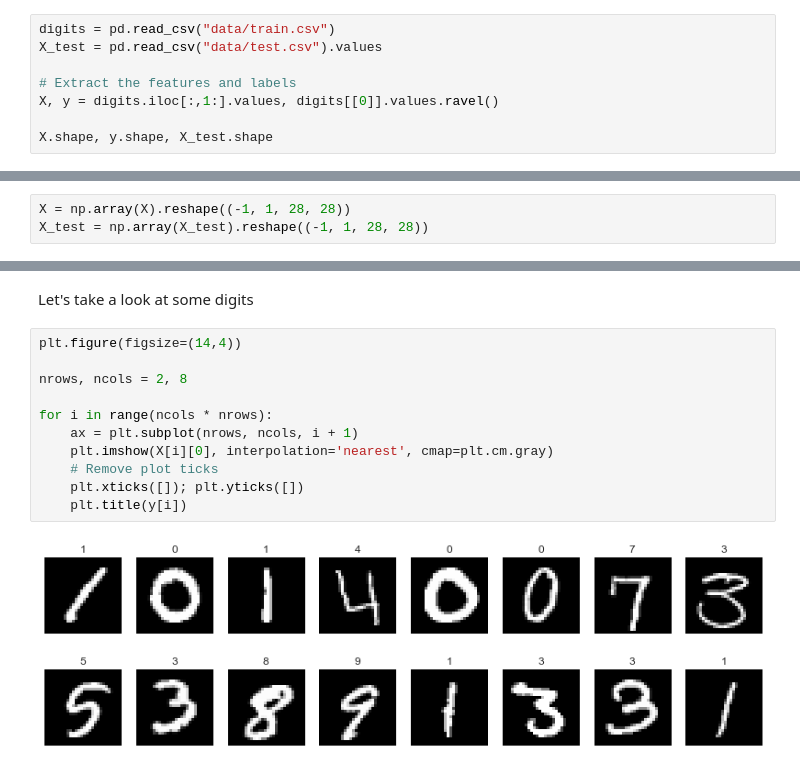
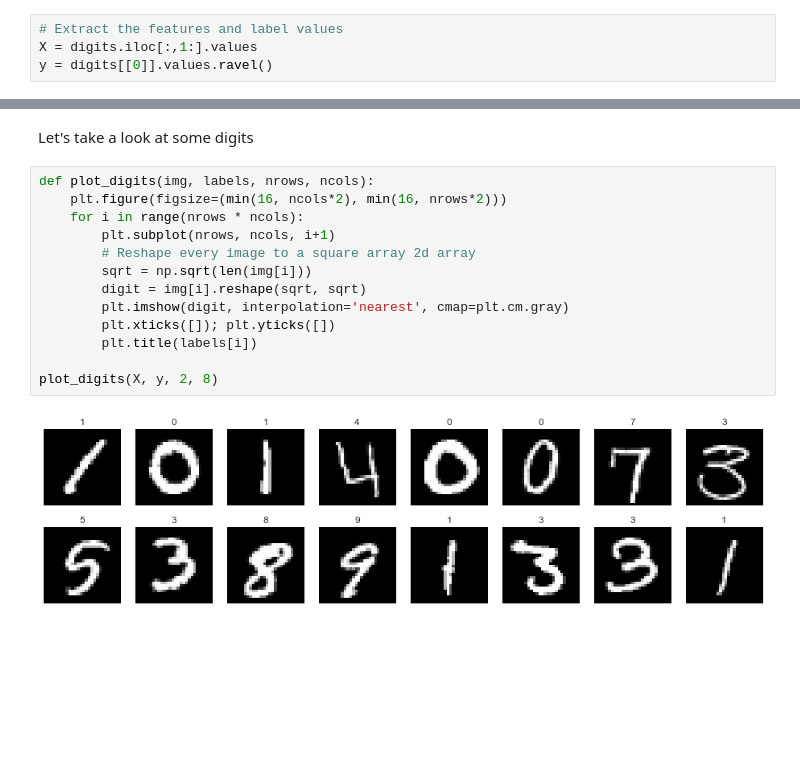
Before and after one commit to thomalm/kaggle, a Jupyter notebook: digit-recognizer/digit-recognizer.ipynb, the cells around one changed output, grey strips where cells are left out. Saved outputs shown, nothing was run; the diff lists cells and outputs as text; blank space fills up the shorter version.

```diff
--- a/digit-recognizer/digit-recognizer.ipynb
+++ b/digit-recognizer/digit-recognizer.ipynb
@@ -22,8 +43,4 @@ Each image is 28 pixels in height and 28 pixels in width, for a total of 784 pix
 # %%
-digits = pd.read_csv("data/train.csv")
-X_test = pd.read_csv("data/test.csv").values
-
-# Extract the features and labels
-X, y = digits.iloc[:,1:].values, digits[[0]].values.ravel()
-
-X.shape, y.shape, X_test.shape
+# Extract the features and label values
+X = digits.iloc[:,1:].values
+y = digits[[0]].values.ravel()
@@ -55,20 +68,19 @@ Lets reshape our data from list form to a numpy array of size 28x28, i.e. each r
-# %%
-X = np.array(X).reshape((-1, 1, 28, 28))
-X_test = np.array(X_test).reshape((-1, 1, 28, 28))
 # %% [markdown]
 ## Visualizing the Digits
 # %% [markdown]
 Let's take a look at some digits
 # %%
-plt.figure(figsize=(14,4))
+def plot_digits(img, labels, nrows, ncols):
+    plt.figure(figsize=(min(16, ncols*2), min(16, nrows*2)))
+    for i in range(nrows * ncols):
+        plt.subplot(nrows, ncols, i+1)
+        # Reshape every image to a square array 2d array
+        sqrt = np.sqrt(len(img[i]))
+        digit = img[i].reshape(sqrt, sqrt)
+        plt.imshow(digit, interpolation='nearest', cmap=plt.cm.gray)
+        plt.xticks([]); plt.yticks([])
+        plt.title(labels[i])
 
-nrows, ncols = 2, 8
-
-for i in range(ncols * nrows):
-    ax = plt.subplot(nrows, ncols, i + 1)
-    plt.imshow(X[i][0], interpolation='nearest', cmap=plt.cm.gray)
-    # Remove plot ticks
-    plt.xticks([]); plt.yticks([])
-    plt.title(y[i])
+plot_digits(X, y, 2, 8)
 # %% [output]
-[figure, old version]
+[figure, new version]
```
Also changed, not shown: parts of 39 cells of this notebook.
